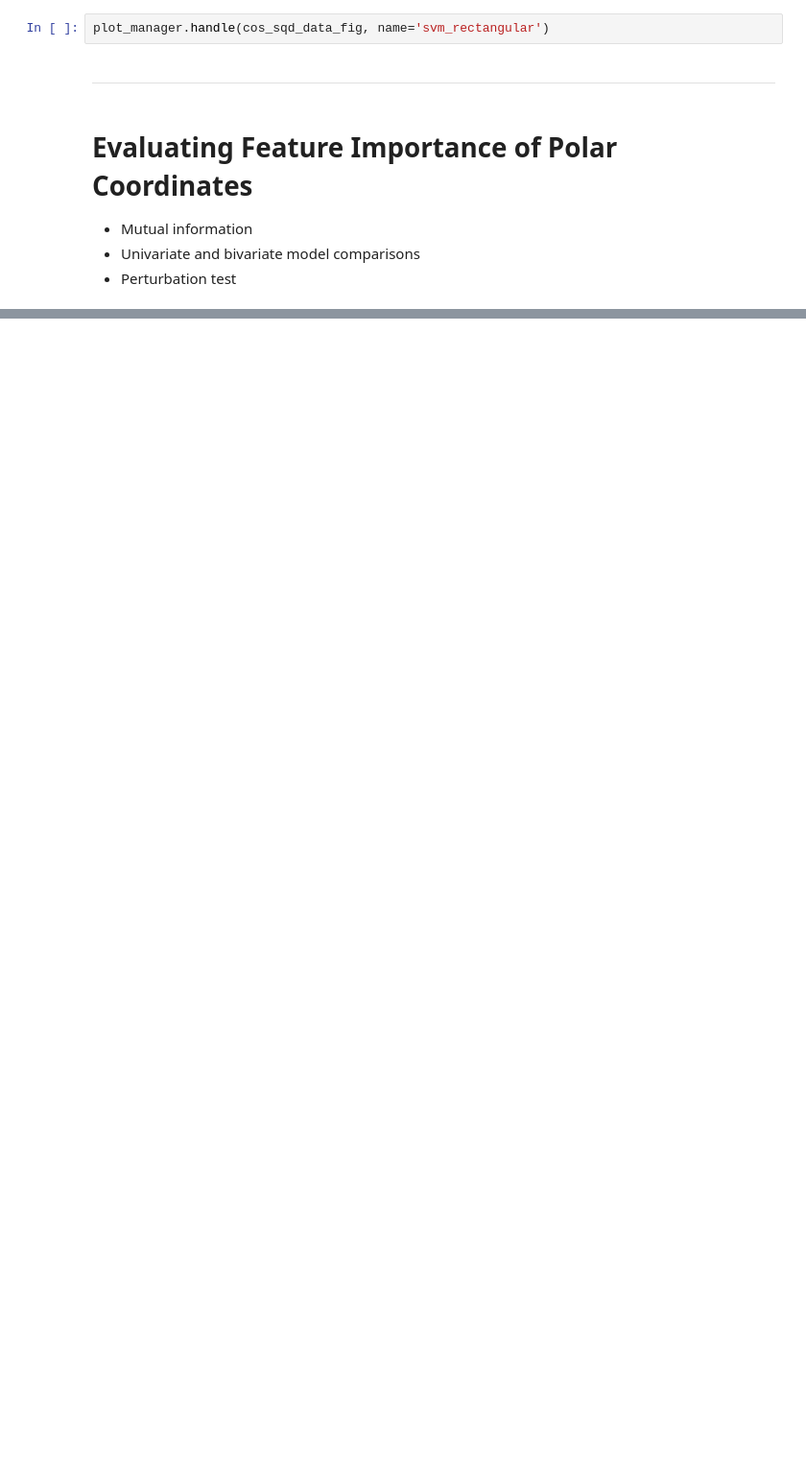
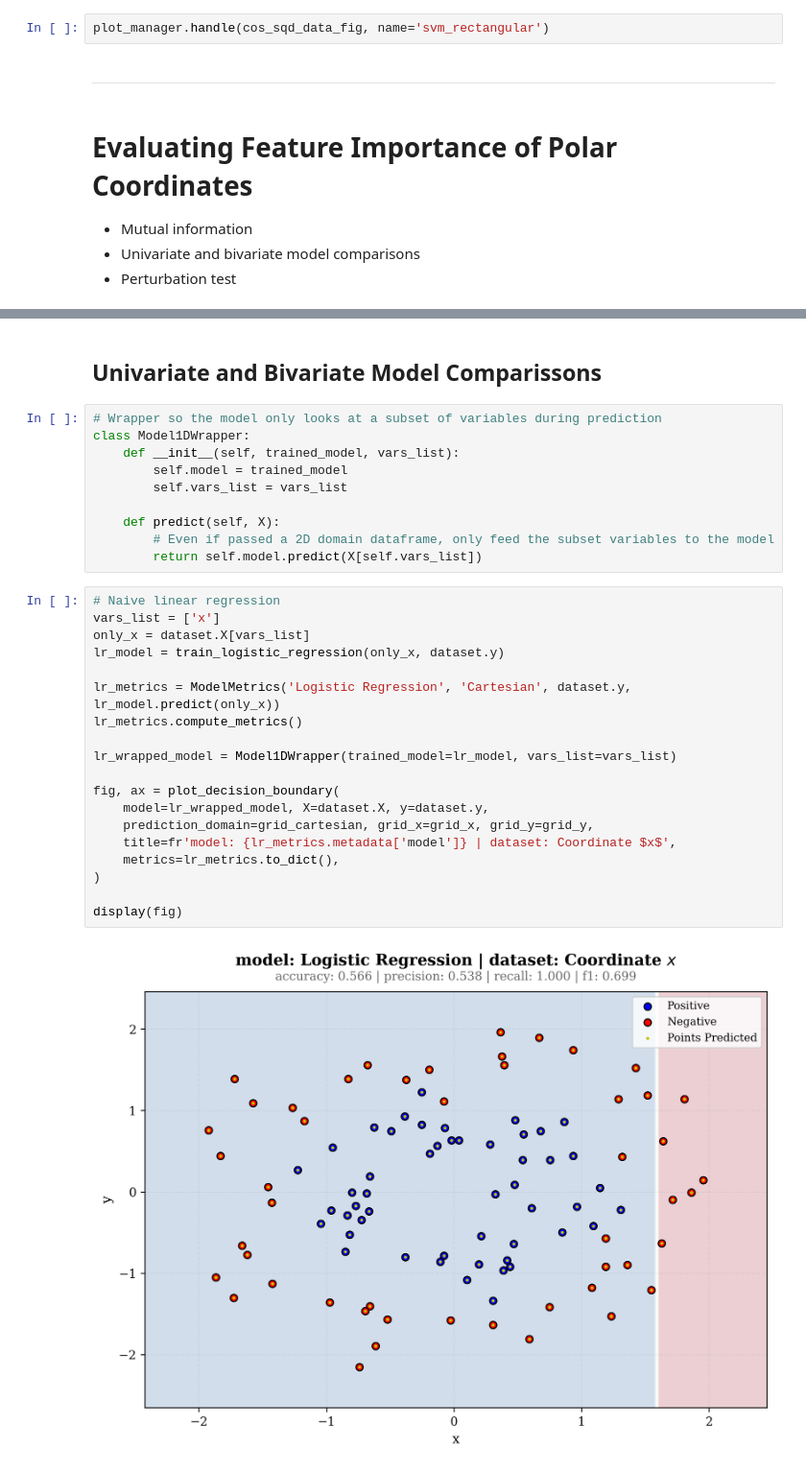
Before and after one commit to apsket/feature-representation-vs-model-complexity, a Jupyter notebook: notebooks/02_feature_engineering.ipynb, the cells around one changed output, grey strips where cells are left out. Shown at 96% size. Saved outputs shown, nothing was run; the diff lists cells and outputs as text; blank space fills up the shorter version.

Commit message:
Added mutual information and univariate models for feature importance evaluation

```diff
--- a/notebooks/02_feature_engineering.ipynb
+++ b/notebooks/02_feature_engineering.ipynb
@@ -241,0 +279,33 @@ plot_manager.handle(cos_sqd_data_fig, name='svm_rectangular')
+# %% [markdown]
+## Univariate and Bivariate Model Comparissons
+# %%
+# Wrapper so the model only looks at a subset of variables during prediction
+class Model1DWrapper:
+    def __init__(self, trained_model, vars_list):
+        self.model = trained_model
+        self.vars_list = vars_list
+
+    def predict(self, X):
+        # Even if passed a 2D domain dataframe, only feed the subset variables to the model
+        return self.model.predict(X[self.vars_list])
+# %%
+# Naive linear regression
+vars_list = ['x']
+only_x = dataset.X[vars_list]
+lr_model = train_logistic_regression(only_x, dataset.y)
+
+lr_metrics = ModelMetrics('Logistic Regression', 'Cartesian', dataset.y, lr_model.predict(only_x))
+lr_metrics.compute_metrics()
+
+lr_wrapped_model = Model1DWrapper(trained_model=lr_model, vars_list=vars_list)
+
+fig, ax = plot_decision_boundary(
+    model=lr_wrapped_model, X=dataset.X, y=dataset.y,
+    prediction_domain=grid_cartesian, grid_x=grid_x, grid_y=grid_y,
+    title=fr'model: {lr_metrics.metadata['model']} | dataset: Coordinate $x$',
+    metrics=lr_metrics.to_dict(),
+)
+
+display(fig)
+# %% [output]
+[figure, added]
```
Also changed, not shown: parts of 12 cells of this notebook.
